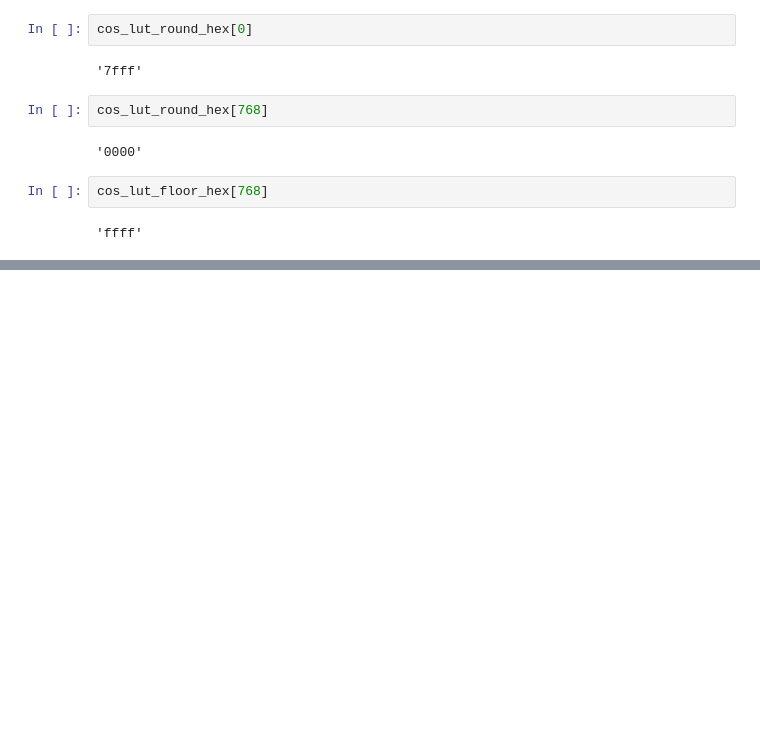
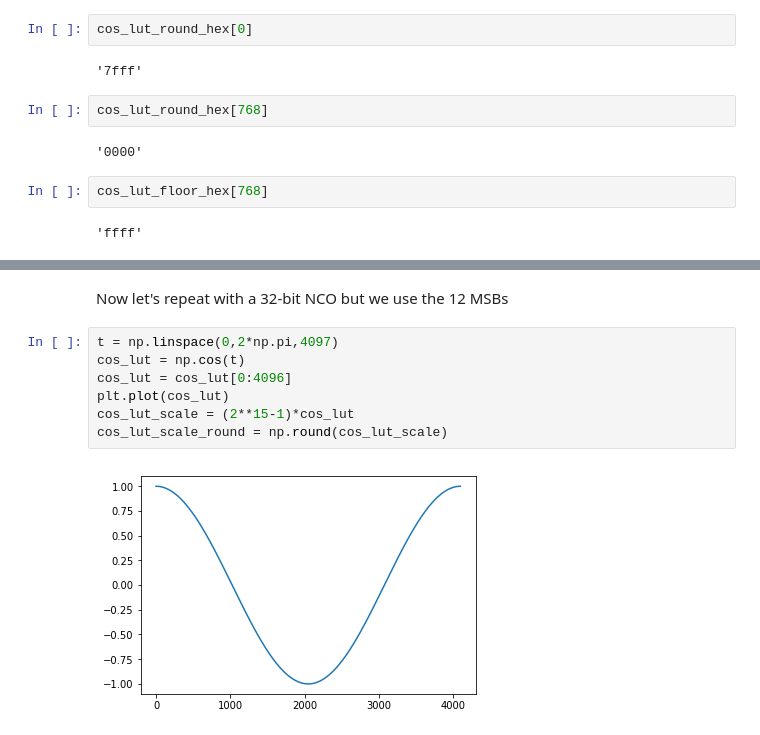
Before and after one commit to zstechly/various_notebooks, a Jupyter notebook: cos_lut_generation.ipynb, the cells around one changed output, grey strips where cells are left out. Saved outputs shown, nothing was run; the diff lists cells and outputs as text; blank space fills up the shorter version.

```diff
--- a/cos_lut_generation.ipynb
+++ b/cos_lut_generation.ipynb
@@ -85,0 +122,11 @@ cos_lut_floor_hex[768]
+# %% [markdown]
+Now let's repeat with a 32-bit NCO but we use the 12 MSBs
+# %%
+t = np.linspace(0,2*np.pi,4097)
+cos_lut = np.cos(t)
+cos_lut = cos_lut[0:4096]
+plt.plot(cos_lut)
+cos_lut_scale = (2**15-1)*cos_lut
+cos_lut_scale_round = np.round(cos_lut_scale)
+# %% [output]
+[figure, added]
```
Also changed, not shown: parts of 15 cells of this notebook, 1 other file.
